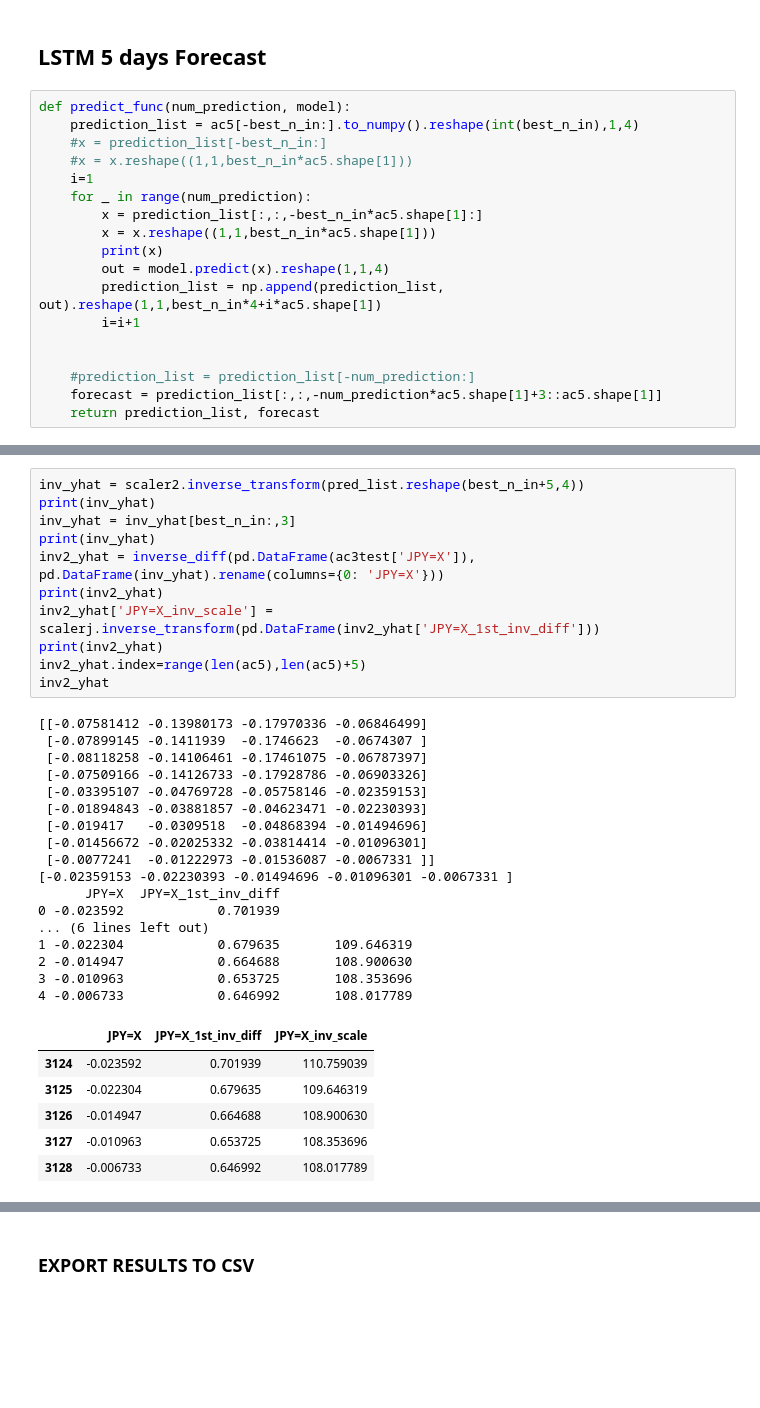
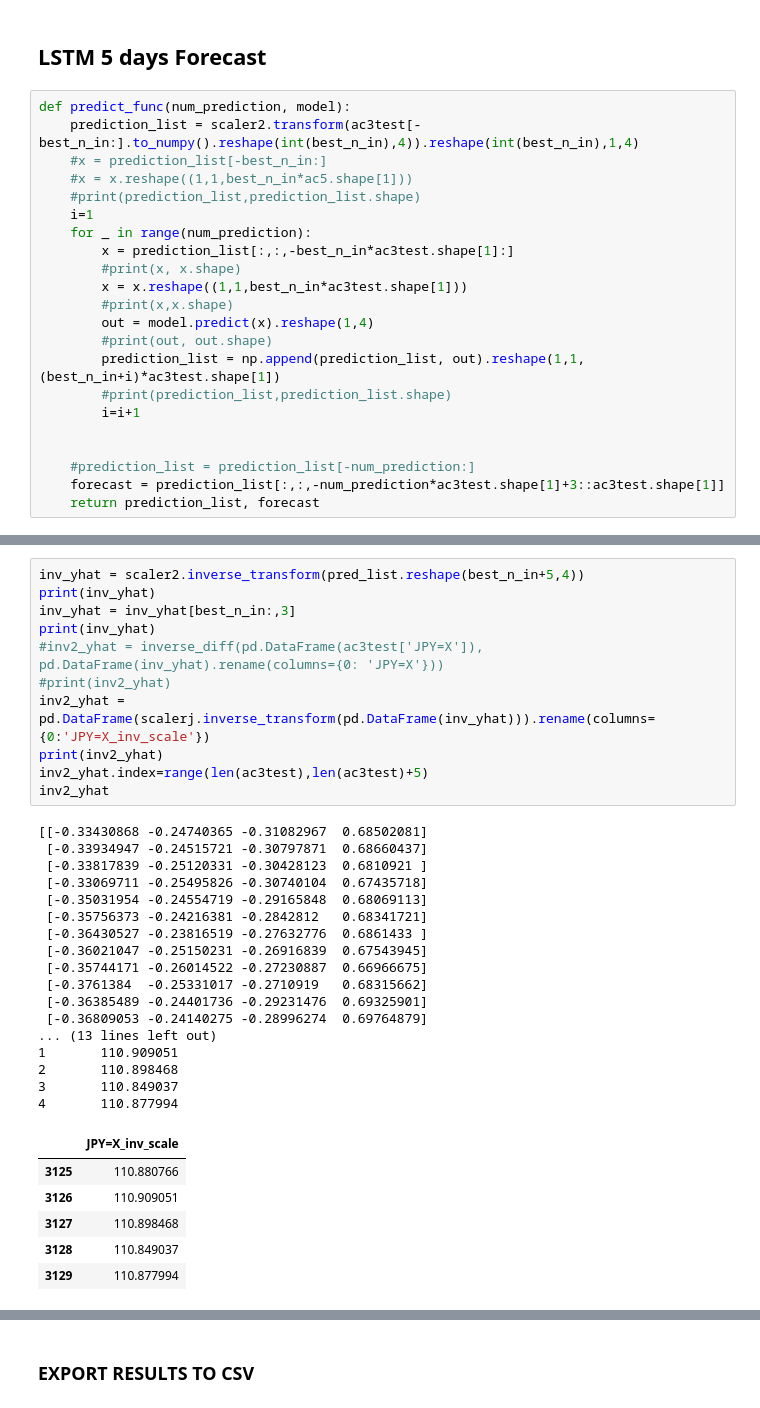
Before and after one commit to Kliklok/Markus_Aditya_Surya_Widjaja, a Jupyter notebook: Multivariate Prediction/JPY Prediction.ipynb, the cells around one changed output, grey strips where cells are left out. Cells and saved outputs as stored; diff of their text form; blank space fills up the shorter version.

```diff
--- a/Multivariate Prediction/JPY Prediction.ipynb
+++ b/Multivariate Prediction/JPY Prediction.ipynb
@@ -1414,21 +1218,25 @@ sns.lineplot(data=ac1['JPY=X'][2500:], ax=ax2)
 ## LSTM 5 days Forecast
 # %%
 def predict_func(num_prediction, model):
-    prediction_list = ac5[-best_n_in:].to_numpy().reshape(int(best_n_in),1,4)
+    prediction_list = scaler2.transform(ac3test[-best_n_in:].to_numpy().reshape(int(best_n_in),4)).reshape(int(best_n_in),1,4)
     #x = prediction_list[-best_n_in:]
     #x = x.reshape((1,1,best_n_in*ac5.shape[1]))
+    #print(prediction_list,prediction_list.shape)
     i=1
     for _ in range(num_prediction):
-        x = prediction_list[:,:,-best_n_in*ac5.shape[1]:]
-        x = x.reshape((1,1,best_n_in*ac5.shape[1]))
-        print(x)
-        out = model.predict(x).reshape(1,1,4)
-        prediction_list = np.append(prediction_list, out).reshape(1,1,best_n_in*4+i*ac5.shape[1])
+        x = prediction_list[:,:,-best_n_in*ac3test.shape[1]:]
+        #print(x, x.shape)
+        x = x.reshape((1,1,best_n_in*ac3test.shape[1]))
+        #print(x,x.shape)
+        out = model.predict(x).reshape(1,4)
+        #print(out, out.shape)
+        prediction_list = np.append(prediction_list, out).reshape(1,1,(best_n_in+i)*ac3test.shape[1])
+        #print(prediction_list,prediction_list.shape)
         i=i+1
 
 
     #prediction_list = prediction_list[-num_prediction:]
-    forecast = prediction_list[:,:,-num_prediction*ac5.shape[1]+3::ac5.shape[1]]
+    forecast = prediction_list[:,:,-num_prediction*ac3test.shape[1]+3::ac3test.shape[1]]
     return prediction_list, forecast
 # %%
 pred_list, forecast=predict_func(5,best_model2)
@@ -1454,37 +1243,37 @@ pred_list, forecast=predict_func(5,best_model2)
 # %%
 inv_yhat = scaler2.inverse_transform(pred_list.reshape(best_n_in+5,4))
 print(inv_yhat)
 inv_yhat = inv_yhat[best_n_in:,3]
 print(inv_yhat)
-inv2_yhat = inverse_diff(pd.DataFrame(ac3test['JPY=X']), pd.DataFrame(inv_yhat).rename(columns={0: 'JPY=X'}))
+#inv2_yhat = inverse_diff(pd.DataFrame(ac3test['JPY=X']), pd.DataFrame(inv_yhat).rename(columns={0: 'JPY=X'}))
+#print(inv2_yhat)
+inv2_yhat = pd.DataFrame(scalerj.inverse_transform(pd.DataFrame(inv_yhat))).rename(columns={0:'JPY=X_inv_scale'})
 print(inv2_yhat)
-inv2_yhat['JPY=X_inv_scale'] = scalerj.inverse_transform(pd.DataFrame(inv2_yhat['JPY=X_1st_inv_diff']))
-print(inv2_yhat)
-inv2_yhat.index=range(len(ac5),len(ac5)+5)
+inv2_yhat.index=range(len(ac3test),len(ac3test)+5)
 inv2_yhat
 # %% [output]
-[[-0.07581412 -0.13980173 -0.17970336 -0.06846499]
- [-0.07899145 -0.1411939  -0.1746623  -0.0674307 ]
- [-0.08118258 -0.14106461 -0.17461075 -0.06787397]
- [-0.07509166 -0.14126733 -0.17928786 -0.06903326]
- [-0.03395107 -0.04769728 -0.05758146 -0.02359153]
- [-0.01894843 -0.03881857 -0.04623471 -0.02230393]
- [-0.019417   -0.0309518  -0.04868394 -0.01494696]
- [-0.01456672 -0.02025332 -0.03814414 -0.01096301]
- [-0.0077241  -0.01222973 -0.01536087 -0.0067331 ]]
-[-0.02359153 -0.02230393 -0.01494696 -0.01096301 -0.0067331 ]
-      JPY=X  JPY=X_1st_inv_diff
-0 -0.023592            0.701939
-... (6 lines left out)
-1 -0.022304            0.679635       109.646319
-2 -0.014947            0.664688       108.900630
-3 -0.010963            0.653725       108.353696
-4 -0.006733            0.646992       108.017789
+[[-0.33430868 -0.24740365 -0.31082967  0.68502081]
+ [-0.33934947 -0.24515721 -0.30797871  0.68660437]
+ [-0.33817839 -0.25120331 -0.30428123  0.6810921 ]
+ [-0.33069711 -0.25495826 -0.30740104  0.67435718]
+ [-0.35031954 -0.24554719 -0.29165848  0.68069113]
+ [-0.35756373 -0.24216381 -0.2842812   0.68341721]
+ [-0.36430527 -0.23816519 -0.27632776  0.6861433 ]
+ [-0.36021047 -0.25150231 -0.26916839  0.67543945]
+ [-0.35744171 -0.26014522 -0.27230887  0.66966675]
+ [-0.3761384  -0.25331017 -0.2710919   0.68315662]
+ [-0.36385489 -0.24401736 -0.29231476  0.69325901]
+ [-0.36809053 -0.24140275 -0.28996274  0.69764879]
+... (13 lines left out)
+1       110.909051
+2       110.898468
+3       110.849037
+4       110.877994
-|  | JPY=X | JPY=X_1st_inv_diff | JPY=X_inv_scale |
-| 3124 | -0.023592 | 0.701939 | 110.759039 |
-| 3125 | -0.022304 | 0.679635 | 109.646319 |
-| 3126 | -0.014947 | 0.664688 | 108.900630 |
-| 3127 | -0.010963 | 0.653725 | 108.353696 |
-| 3128 | -0.006733 | 0.646992 | 108.017789 |
+|  | JPY=X_inv_scale |
+| 3125 | 110.880766 |
+| 3126 | 110.909051 |
+| 3127 | 110.898468 |
+| 3128 | 110.849037 |
+| 3129 | 110.877994 |
 # %%
 fig, (ax1,ax2) = plt.subplots(1, 2,figsize = (20,5))
```
Also changed, not shown: parts of 47 cells of this notebook, 1 other file.
